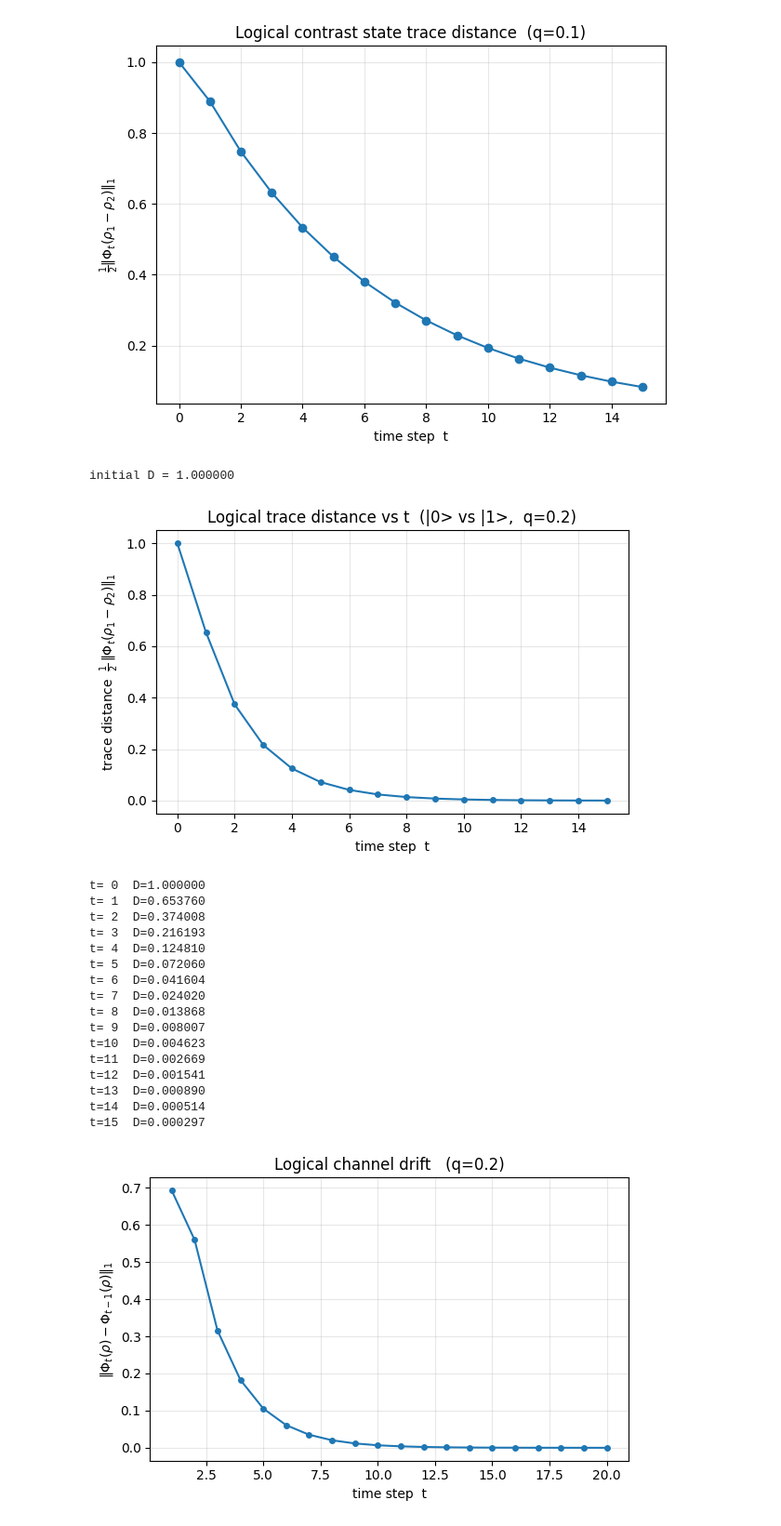
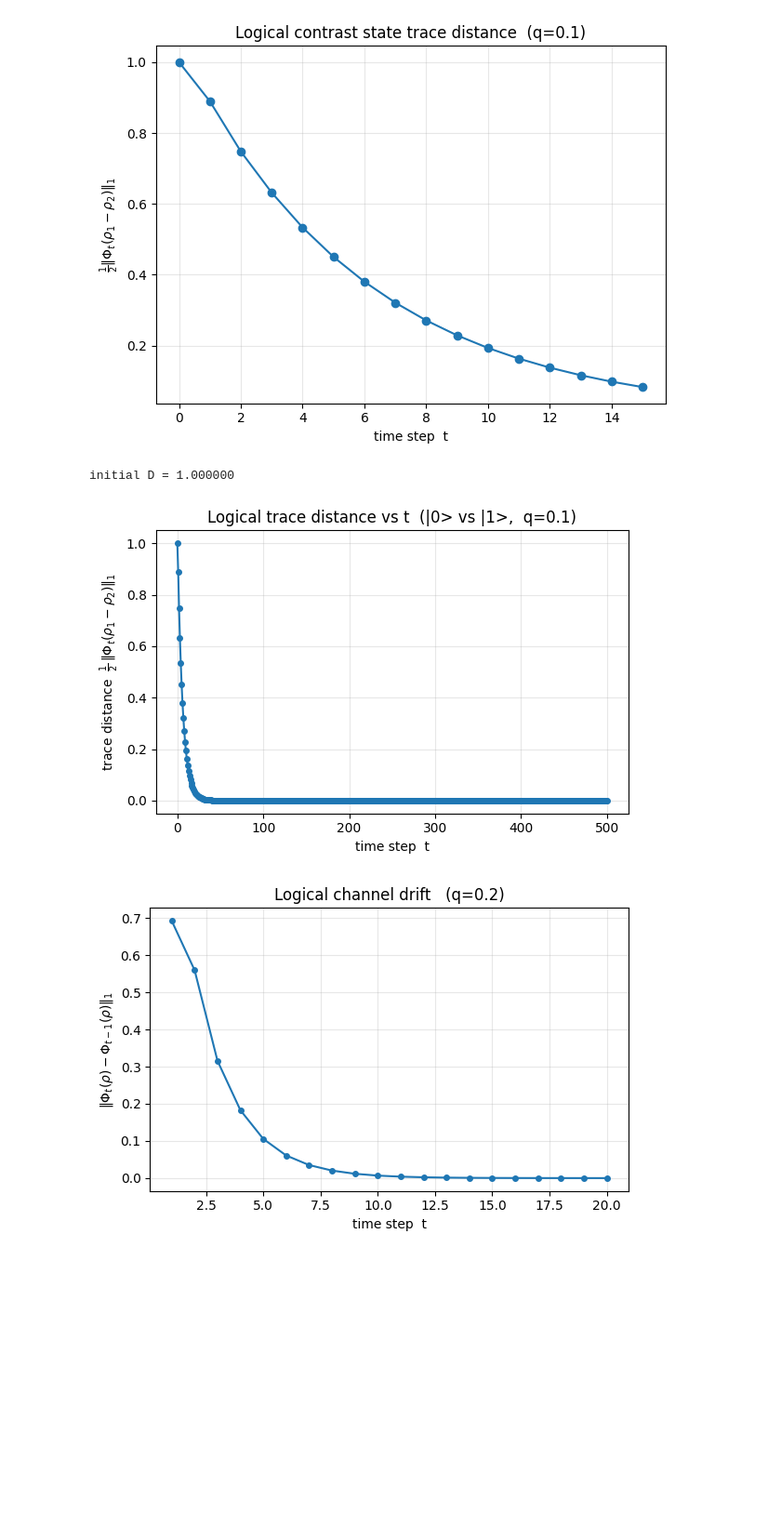
Before and after one commit to YommoY-official/MPQMasters, a Jupyter notebook: non_markovian_measure/non_markovian_measure.ipynb, the cells around one changed output. Shown at 93% size. Cells and saved outputs as stored; diff of their text form; code cells hidden in the pictures; blank space fills up the shorter version.

```diff
--- a/non_markovian_measure/non_markovian_measure.ipynb
+++ b/non_markovian_measure/non_markovian_measure.ipynb
@@ -836,48 +841,32 @@ plt.show()
 # %%
 # ---- Raw trace distance vs t for the optimal logical state pair ----
 # D(t) = 1/2 ||Phi_t(rho1-rho2)||_1.
 # Markovian (CP-divisible) dynamics => D(t) monotonically non-increasing.
-q    = 0.2
-Tmax = 15
+q    = 0.1
+Tmax = 500
 _chans_8 = build_logical_channels(code, Tmax, q)
 channel  = make_logical_channel(code, _chans_8, U)
 
 i, j  = 0, 1
 delta = logical_basis_state(i) - logical_basis_state(j)
 print(f"initial D = {0.5 * trace_norm(delta):.6f}")
 ts   = list(range(0, Tmax + 1))
 dist = [0.5 * trace_norm(channel(t, delta)) for t in ts]
 
 plt.figure(figsize=(6, 4))
 plt.plot(ts, dist, marker='o', ms=4)
 plt.xlabel('time step  t')
 plt.ylabel(r'trace distance  $\frac{1}{2}\,\|\Phi_t(\rho_1-\rho_2)\|_1$')
 plt.title(f'Logical trace distance vs t  (|{i}> vs |{j}>,  q={q})')
 plt.grid(alpha=0.3)
 plt.tight_layout()
 plt.show()
 
-for t, d in zip(ts, dist):
-    print(f"t={t:2d}  D={d:.6f}")
+#for t, d in zip(ts, dist):
+#    print(f"t={t:2d}  D={d:.6f}")
 # %% [output]
 initial D = 1.000000
-[figure, old version]
+[figure, new version]
-t= 0  D=1.000000
-t= 1  D=0.653760
-t= 2  D=0.374008
-t= 3  D=0.216193
-t= 4  D=0.124810
-t= 5  D=0.072060
-t= 6  D=0.041604
-t= 7  D=0.024020
-t= 8  D=0.013868
-t= 9  D=0.008007
-t=10  D=0.004623
-t=11  D=0.002669
-t=12  D=0.001541
-t=13  D=0.000890
-t=14  D=0.000514
-t=15  D=0.000297
 # %%
 # ---- Channel drift:  ||Phi_t(rho) - Phi_{t-1}(rho)||_1 ----
 q    = 0.2
```
Also changed, not shown: parts of 3 cells of this notebook.
